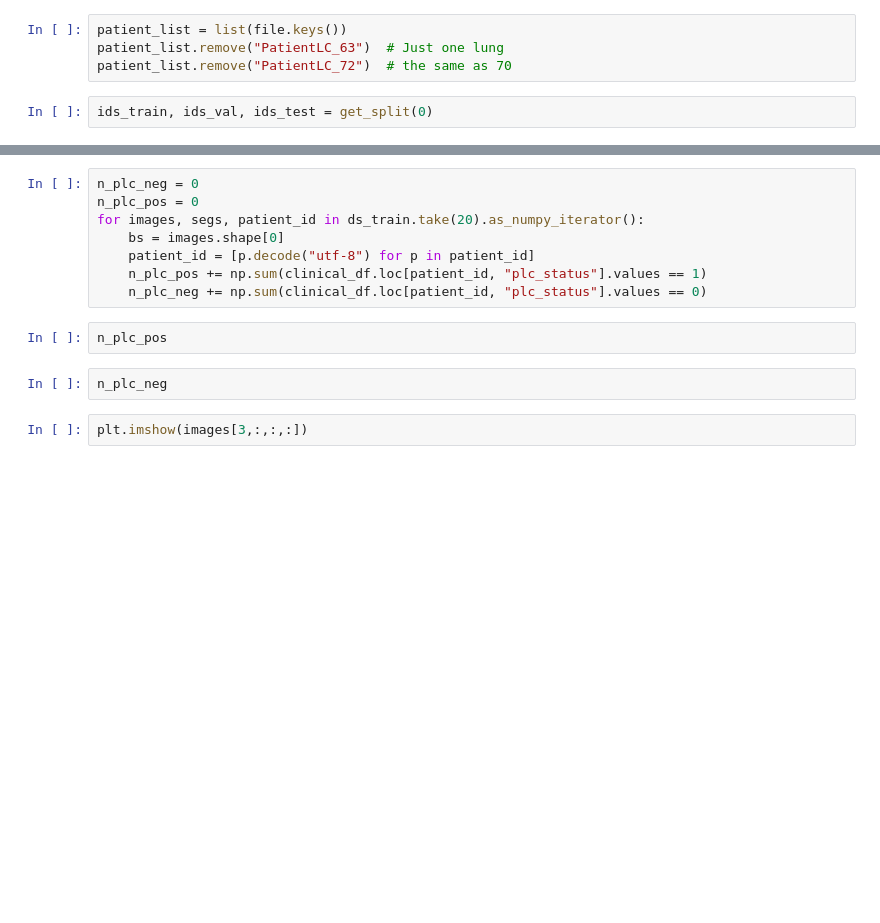
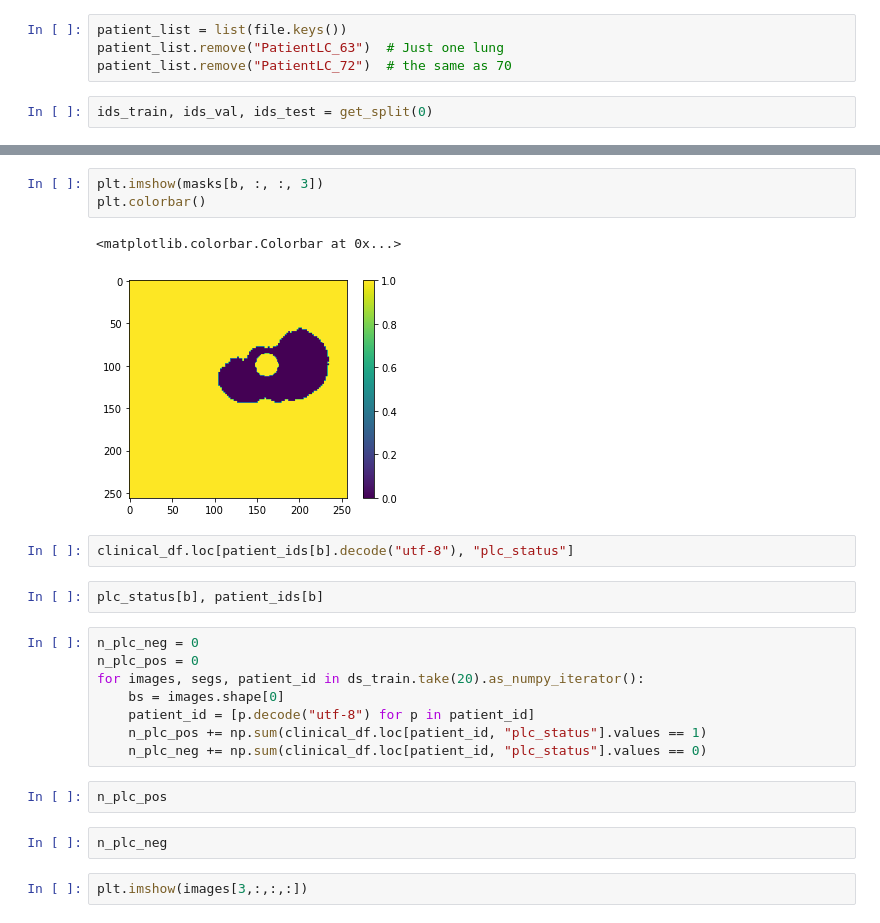
Before and after one commit to voreille/plc_segmentation, a Jupyter notebook: notebooks/explore_data.ipynb, the cells around one changed output, grey strips where cells are left out. Cells and saved outputs as stored; diff of their text form; blank space fills up the shorter version.

```diff
--- a/notebooks/explore_data.ipynb
+++ b/notebooks/explore_data.ipynb
@@ -49,3 +66,13 @@ plt.colorbar()
+# %%
+plt.imshow(masks[b, :, :, 3])
+plt.colorbar()
+# %% [output]
+<matplotlib.colorbar.Colorbar at 0x...>
+[figure, added]
+# %%
+clinical_df.loc[patient_ids[b].decode("utf-8"), "plc_status"]
+# %%
+plc_status[b], patient_ids[b]
 # %%
 n_plc_neg = 0
 n_plc_pos = 0
```
Also changed, not shown: parts of 12 cells of this notebook, 21 other files.
